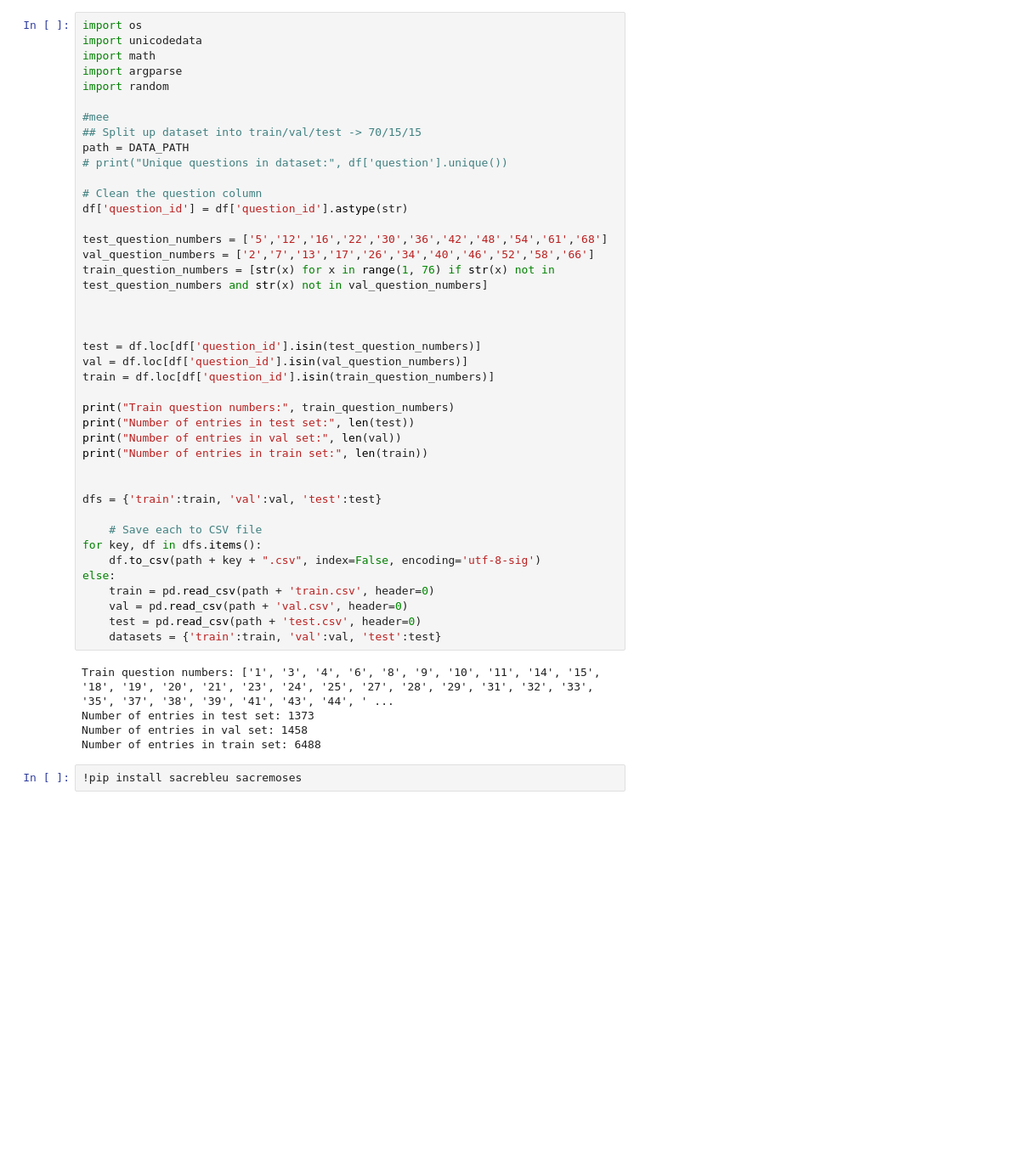
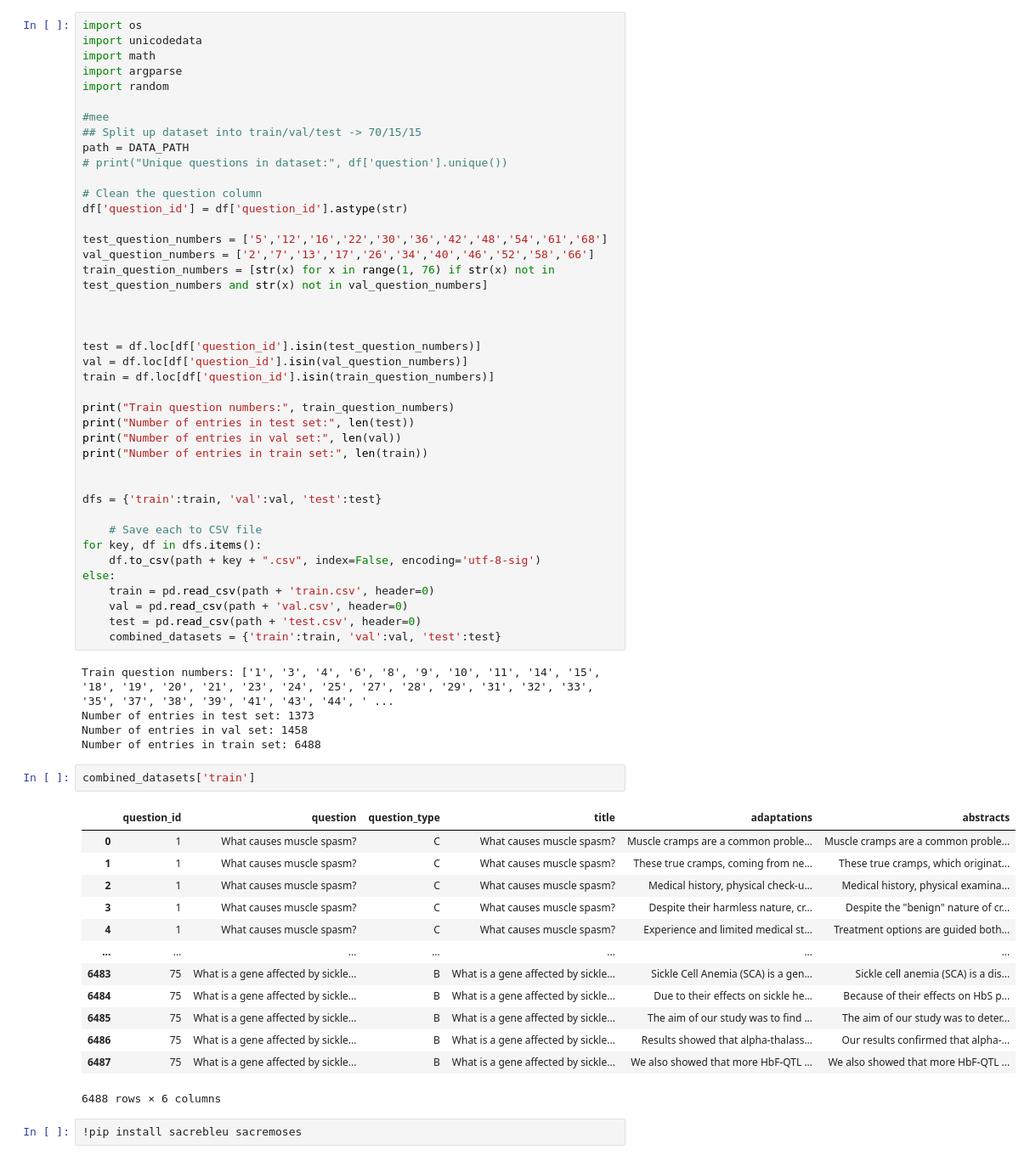
Before and after one commit to Talida-M/BIO_NLP_PLABA_2023, a Jupyter notebook: eval_sari_v2.ipynb, the cells around one changed output. Shown at 85% size. Drawn from its saved outputs; the diff is of its cells as text; blank space fills up the shorter version.

```diff
--- a/eval_sari_v2.ipynb
+++ b/eval_sari_v2.ipynb
@@ -169,12 +166,28 @@ else:
     train = pd.read_csv(path + 'train.csv', header=0)
     val = pd.read_csv(path + 'val.csv', header=0)
     test = pd.read_csv(path + 'test.csv', header=0)
-    datasets = {'train':train, 'val':val, 'test':test}
+    combined_datasets = {'train':train, 'val':val, 'test':test}
 # %% [output]
 Train question numbers: ['1', '3', '4', '6', '8', '9', '10', '11', '14', '15', '18', '19', '20', '21', '23', '24', '25', '27', '28', '29', '31', '32', '33', '35', '37', '38', '39', '41', '43', '44', ' ...
 Number of entries in test set: 1373
 Number of entries in val set: 1458
 Number of entries in train set: 6488
+# %%
+combined_datasets['train']
+# %% [output]
+|  | question_id | question | question_type | title | adaptations | abstracts |
+| 0 | 1 | What causes muscle spasm? | C | What causes muscle spasm? | Muscle cramps are a common proble... | Muscle cramps are a common proble... |
+| 1 | 1 | What causes muscle spasm? | C | What causes muscle spasm? | These true cramps, coming from ne... | These true cramps, which originat... |
+| 2 | 1 | What causes muscle spasm? | C | What causes muscle spasm? | Medical history, physical check-u... | Medical history, physical examina... |
+| 3 | 1 | What causes muscle spasm? | C | What causes muscle spasm? | Despite their harmless nature, cr... | Despite the "benign" nature of cr... |
+| 4 | 1 | What causes muscle spasm? | C | What causes muscle spasm? | Experience and limited medical st... | Treatment options are guided both... |
+| ... | ... | ... | ... | ... | ... | ... |
+| 6483 | 75 | What is a gene affected by sickle... | B | What is a gene affected by sickle... | Sickle Cell Anemia (SCA) is a gen... | Sickle cell anemia (SCA) is a dis... |
+| 6484 | 75 | What is a gene affected by sickle... | B | What is a gene affected by sickle... | Due to their effects on sickle he... | Because of their effects on HbS p... |
+| 6485 | 75 | What is a gene affected by sickle... | B | What is a gene affected by sickle... | The aim of our study was to find ... | The aim of our study was to deter... |
+| 6486 | 75 | What is a gene affected by sickle... | B | What is a gene affected by sickle... | Results showed that alpha-thalass... | Our results confirmed that alpha-... |
+| 6487 | 75 | What is a gene affected by sickle... | B | What is a gene affected by sickle... | We also showed that more HbF-QTL ... | We also showed that more HbF-QTL ... |
+6488 rows × 6 columns
 # %%
 !pip install sacrebleu sacremoses
 # %% [output]
```
Also changed, not shown: parts of 7 cells of this notebook.
